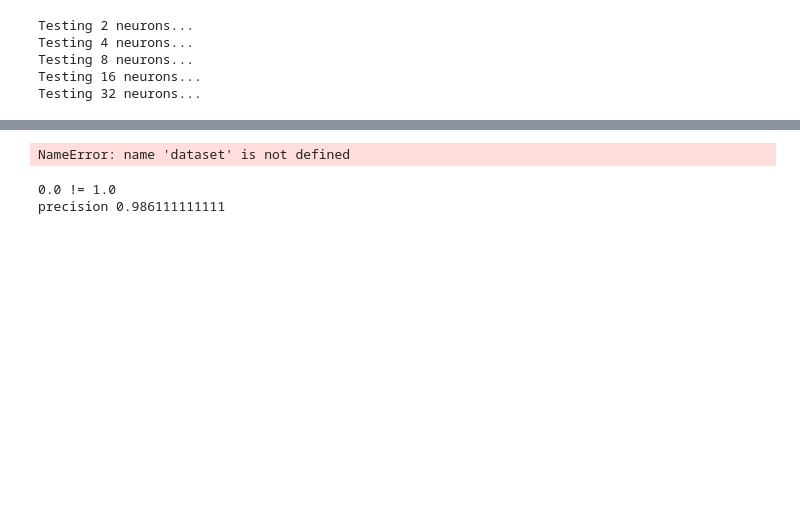
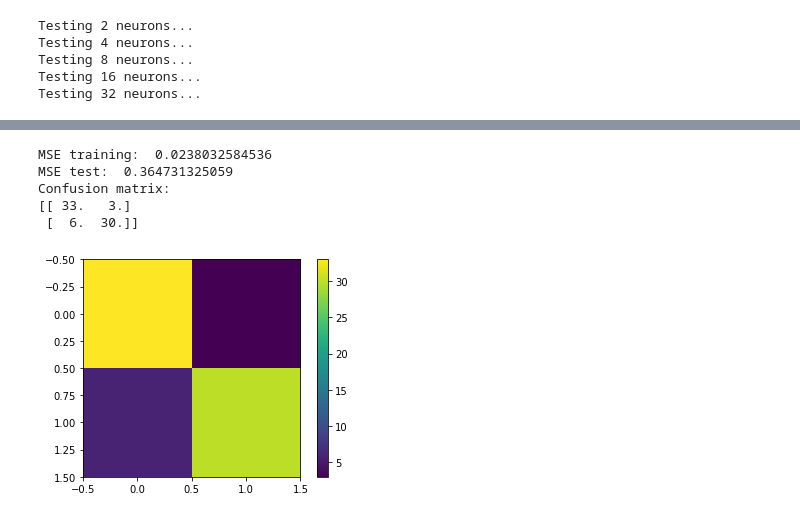
Before and after one commit to LifangHe/speaker-recognition, a Jupyter notebook: speaker_recognition.ipynb, the cells around one changed output, grey strips where cells are left out. Drawn from its saved outputs; the diff is of its cells as text; code cells hidden in the pictures; blank space fills up the shorter version.

```diff
--- a/speaker_recognition.ipynb
+++ b/speaker_recognition.ipynb
@@ -230,30 +246,28 @@ pl.tight_layout()
+# %%
+MOMENTUM = 0.5
+EPOCHS = 1000
+LEARNING_RATE = 0.001
+N_NEURONS = 32
 # %%
-nn = MLP([MFCC_COEFFS, 4, 1], 'tanh')
+nn = MLP([MFCC_COEFFS, N_NEURONS, 1], 'tanh')
 MSE_train, MSE_test, conf_mat = cv.k_fold_cross_validation(nn,
                                                            dataset,
                                                            k=5,
-                                                           learning_rate=0.001,
-                                                           momentum=0.5,
-                                                           epochs=1000,
+                                                           learning_rate=LEARNING_RATE,
+                                                           momentum=MOMENTUM,
+                                                           epochs=EPOCHS,
                                                            threshold=0.0)
 
 print 'MSE training: ', MSE_train
 print 'MSE test: ', MSE_test
 print 'Confusion matrix:'
+pl.imshow(conf_mat)
+pl.colorbar()
 print conf_mat
 # %% [output]
-NameError: name 'dataset' is not defined
+MSE training:  0.0238032584536
+MSE test:  0.364731325059
+Confusion matrix:
+[[ 33.   3.]
+ [  6.  30.]]
+[figure, added]
-# %%
-success = 0
-for d in dataset:
-    pred = round(nn.predict(d[:13]), 0)
-    label = d[13]
-    if pred == label:
-        success += 1
-    else:
-        print pred, "!=", label
-
-print "precision",  success/float(dataset.shape[0])
-# %% [output]
-0.0 != 1.0
-precision 0.986111111111
```
Also changed, not shown: parts of 6 cells of this notebook, 1 other file.
